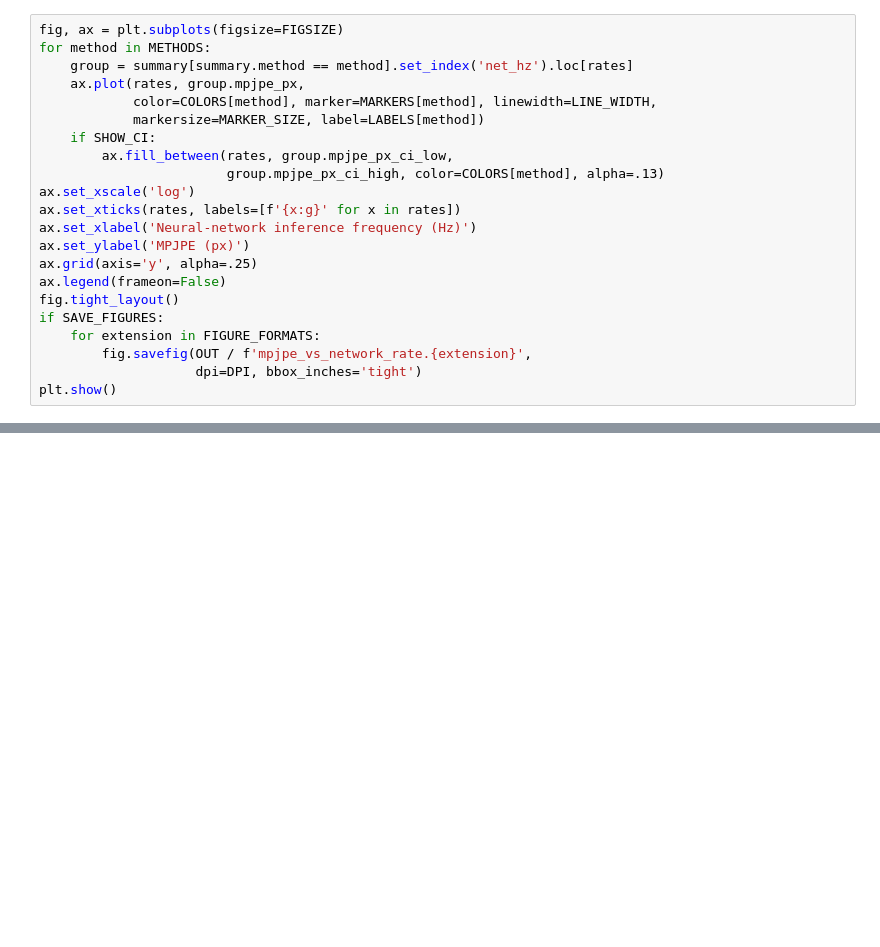
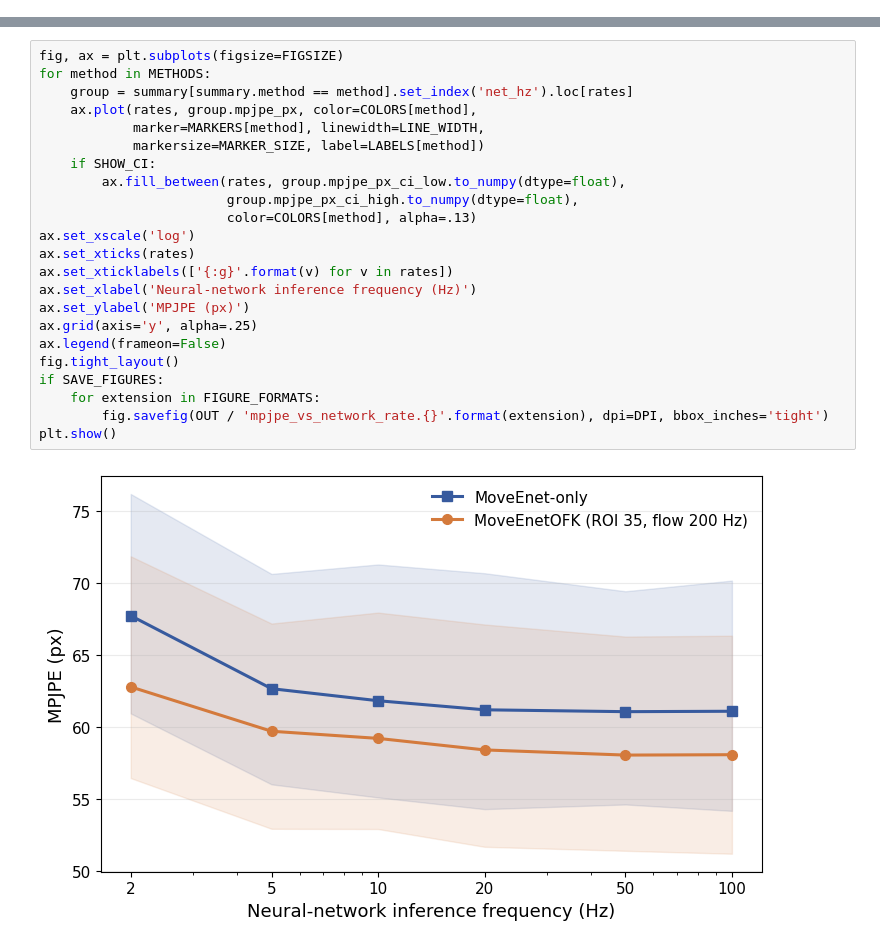
Before and after one commit to DariaBerretta/MoveEnet_OFK, a Jupyter notebook: moveEnetFlow/experiments/ExpA/expA_accuracy_vs_network_period/notebooks/MoveIIT_ExpA_2DGT_Analysis.ipynb, the cells around one changed output, grey strips where cells are left out. Saved outputs shown, nothing was run; the diff lists cells and outputs as text; blank space fills up the shorter version.

```diff
--- a/moveEnetFlow/experiments/ExpA/expA_accuracy_vs_network_period/notebooks/MoveIIT_ExpA_2DGT_Analysis.ipynb
+++ b/moveEnetFlow/experiments/ExpA/expA_accuracy_vs_network_period/notebooks/MoveIIT_ExpA_2DGT_Analysis.ipynb
@@ -454,22 +0,0 @@ Exported separately as an editable SVG and a PDF, plus a PNG.
-# %%
-fig, ax = plt.subplots(figsize=FIGSIZE)
-for method in METHODS:
-    group = summary[summary.method == method].set_index('net_hz').loc[rates]
-    ax.plot(rates, group.mpjpe_px,
-            color=COLORS[method], marker=MARKERS[method], linewidth=LINE_WIDTH,
-            markersize=MARKER_SIZE, label=LABELS[method])
-    if SHOW_CI:
-        ax.fill_between(rates, group.mpjpe_px_ci_low,
-                        group.mpjpe_px_ci_high, color=COLORS[method], alpha=.13)
-ax.set_xscale('log')
-ax.set_xticks(rates, labels=[f'{x:g}' for x in rates])
-ax.set_xlabel('Neural-network inference frequency (Hz)')
-ax.set_ylabel('MPJPE (px)')
-ax.grid(axis='y', alpha=.25)
-ax.legend(frameon=False)
-fig.tight_layout()
-if SAVE_FIGURES:
-    for extension in FIGURE_FORMATS:
-        fig.savefig(OUT / f'mpjpe_vs_network_rate.{extension}',
-                    dpi=DPI, bbox_inches='tight')
-plt.show()
@@ -556,0 +685,25 @@ Reminder: 2D GT joint mapping and GT time offset remain provisional.
+# %%
+fig, ax = plt.subplots(figsize=FIGSIZE)
+for method in METHODS:
+    group = summary[summary.method == method].set_index('net_hz').loc[rates]
+    ax.plot(rates, group.mpjpe_px, color=COLORS[method],
+            marker=MARKERS[method], linewidth=LINE_WIDTH,
+            markersize=MARKER_SIZE, label=LABELS[method])
+    if SHOW_CI:
+        ax.fill_between(rates, group.mpjpe_px_ci_low.to_numpy(dtype=float),
+                        group.mpjpe_px_ci_high.to_numpy(dtype=float),
+                        color=COLORS[method], alpha=.13)
+ax.set_xscale('log')
+ax.set_xticks(rates)
+ax.set_xticklabels(['{:g}'.format(v) for v in rates])
+ax.set_xlabel('Neural-network inference frequency (Hz)')
+ax.set_ylabel('MPJPE (px)')
+ax.grid(axis='y', alpha=.25)
+ax.legend(frameon=False)
+fig.tight_layout()
+if SAVE_FIGURES:
+    for extension in FIGURE_FORMATS:
+        fig.savefig(OUT / 'mpjpe_vs_network_rate.{}'.format(extension), dpi=DPI, bbox_inches='tight')
+plt.show()
+# %% [output]
+[figure, added]
```
Also changed, not shown: parts of 50 cells of this notebook.
